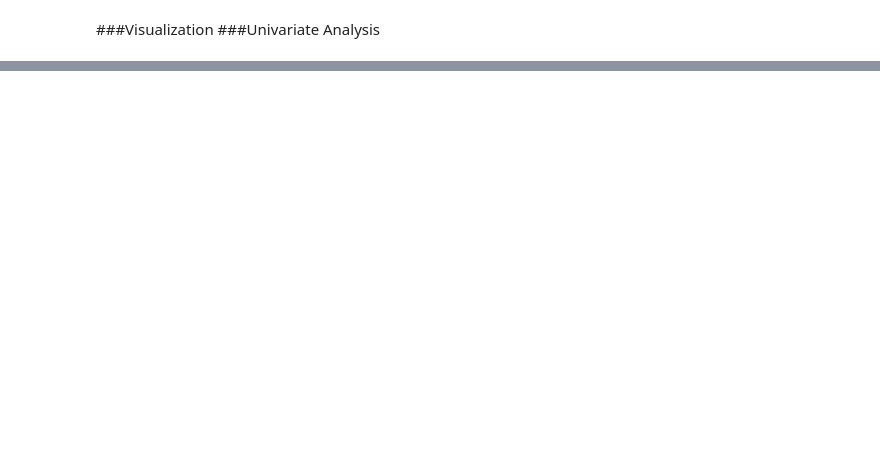
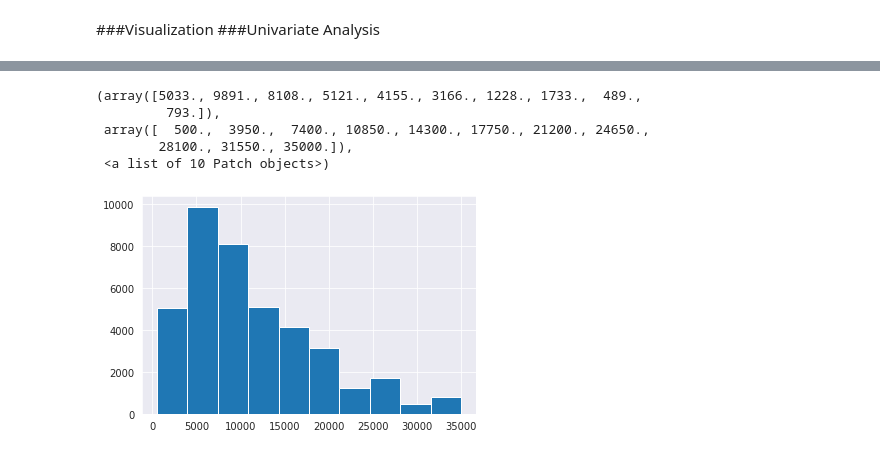
Before and after one commit to Shariq-ah/Loan-Approval, a Jupyter notebook: project.ipynb, the cells around one changed output, grey strips where cells are left out. Drawn from its saved outputs; the diff is of its cells as text; code cells hidden in the pictures; blank space fills up the shorter version.

```diff
--- a/project.ipynb
+++ b/project.ipynb
@@ -188,0 +263,9 @@ TypeError: ignored
+# %%
+plt.hist(df["loan_amnt"])
+# %% [output]
+(array([5033., 9891., 8108., 5121., 4155., 3166., 1228., 1733.,  489.,
+         793.]),
+ array([  500.,  3950.,  7400., 10850., 14300., 17750., 21200., 24650.,
+        28100., 31550., 35000.]),
+ <a list of 10 Patch objects>)
+[figure, added]
```
Also changed, not shown: parts of 79 cells of this notebook.
